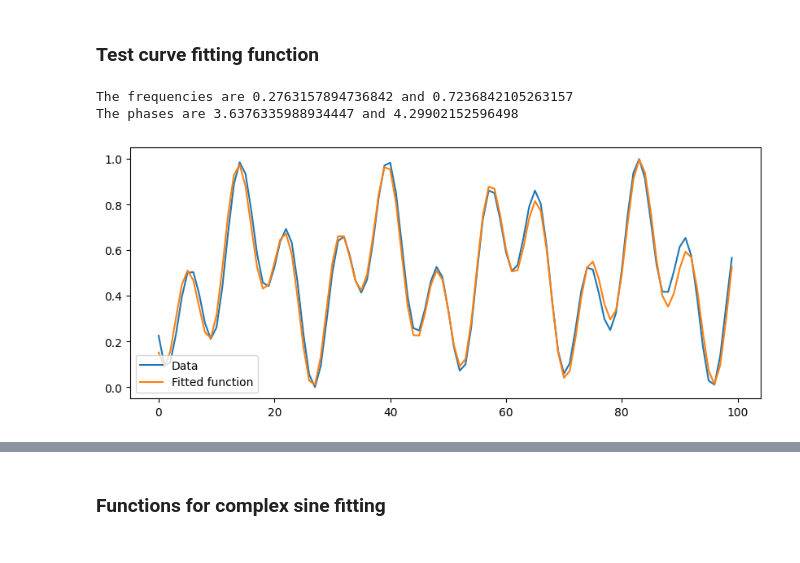
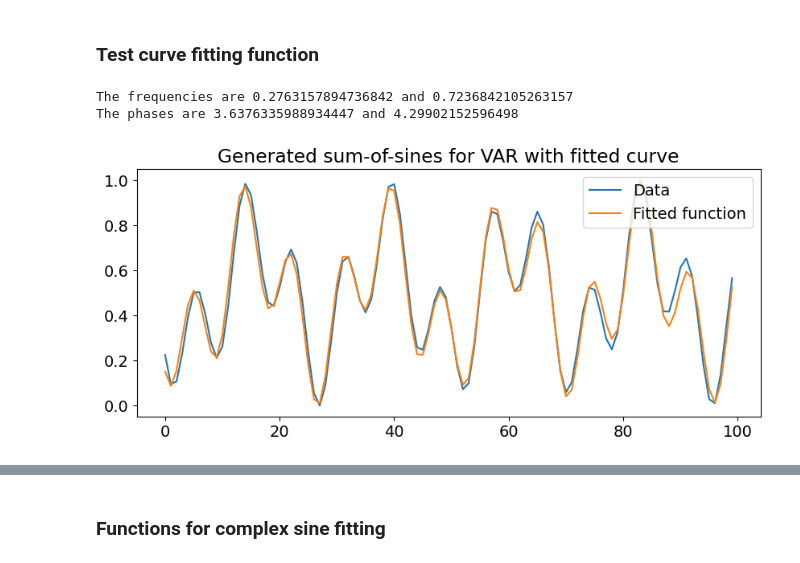
Before and after one commit to fredrikSveen/MSc_time_series_GAN, a Jupyter notebook: curve_fitting_complex.ipynb, the cells around one changed output, grey strips where cells are left out. Drawn from its saved outputs; the diff is of its cells as text; code cells hidden in the pictures.

Commit message:
Made nicer plots

```diff
--- a/curve_fitting_complex.ipynb
+++ b/curve_fitting_complex.ipynb
@@ -9,6 +9,9 @@ import os
 # Curve fitting with Imfit
 from lmfit import Parameters, minimize, fit_report
 from sklearn.preprocessing import MinMaxScaler
+from utils import plot_loc_right
+
+plt.rcParams.update({'font.size': 14})
 # %%
 ori_data = np.loadtxt('complex_sine_data/comp_sine_123_1000_6.csv', delimiter = ",",skiprows = 1)
 scaler = MinMaxScaler()
@@ -47,13 +50,27 @@ def sine_fitting_lmfit(params, x, y):
 ### Test curve fitting function
 # %%
 # Import y-data to fit
+
+data_source = "VAR" #Options: TimeGAN 50k, TimeGAN 100k, VAR, LSTM
+
+if data_source == "TimeGAN 50k":
+    with open(os.path.join('synthetic_complex_sines', 'timegan', 'reproducable', 'comp_syn_sine_rep_50000_6_100_220524_00h41.json'), 'r') as file:
+        y = json.load(file)
+        y = y[0]
+elif data_source == "TimeGAN 100k":
+    with open(os.path.join('synthetic_complex_sines', 'timegan', 'reproducable', 'comp_syn_sine_rep_100000_6_100_220524_17h32.json'), 'r') as file:
+        y = json.load(file)
+        y = y[0]
+elif data_source == "VAR":
+    y = np.loadtxt('synthetic_complex_sines/VAR/comp_syn_sine_6_100_120524_13h34.csv', delimiter = ",",skiprows = 1)
+elif data_source == "LSTM":
+    y = np.loadtxt('synthetic_complex_sines/lstm/comp_syn_sine_6_98_120524_14h15.csv', delimiter = ",",skiprows = 1)
 
 # with open('synthetic_complex_sines/timegan/comp_syn_sine_50000_6_100_120524_08h13.json', 'r') as file:
 #     comp_sine_6_50000 = json.load(file)
 # y_df = pd.DataFrame(comp_sine_6_50000[0])
 # y = y_df[1].values
 
-y = np.loadtxt('synthetic_complex_sines/var/comp_syn_sine_6_100_120524_13h34.csv', delimiter = ",",skiprows = 1)
 
 scaler = MinMaxScaler()
 y = scaler.fit_transform(y)
@@ -70,32 +87,32 @@ params.add('freq2', min=0.25, max=0.75)
 # Phase is initially bounded between 0 and 0.1
 params.add('phase1', min=0, max=2*np.pi)
 params.add('phase2', min=0, max=2*np.pi)
 
 # Calling the minimize function. Args contains the x and y data.
 fitted_params = minimize(sine_fitting_lmfit, params, args=(x_data,y), method='brute')
 
 # Getting the fitted values
 freq1 = fitted_params.params['freq1'].value
 freq2 = fitted_params.params['freq2'].value
 phase1 = fitted_params.params['phase1'].value
 phase2 = fitted_params.params['phase2'].value
 
 # Printing the fitted values
 print(f'The frequencies are {freq1} and {freq2}')
 print(f'The phases are {phase1} and {phase2}')
 
 # Pretty printing all the statistical data
 # print(fit_report(fitted_params))
 
 plt.figure(figsize=(10, 4))
 plt.plot(x_data, y, label='Data')
 plt.plot(x_data, sine_func(x_data, freq1, phase1, freq2, phase2),
          label='Fitted function')
 
 plt.legend(loc='best')
-plt.title('Fitted curve for generated sine')
+plt.title(f'Generated sum-of-sines for {data_source} with fitted curve')
 plt.show()
 # %% [output]
 The frequencies are 0.2763157894736842 and 0.7236842105263157
 The phases are 3.6376335988934447 and 4.29902152596498
-[figure, old version]
+[figure, new version]
```
Also changed, not shown: parts of 4 cells of this notebook, 2 other files.
